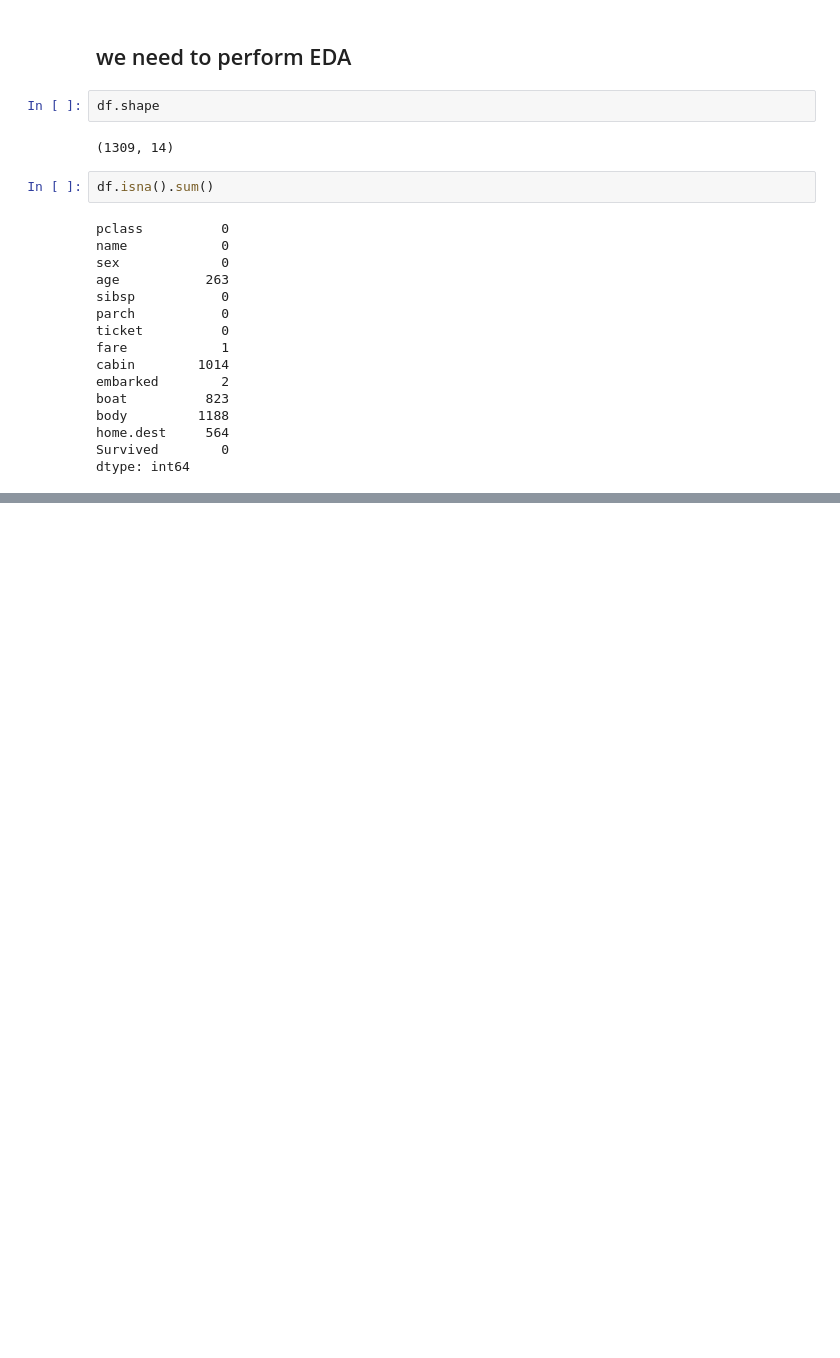
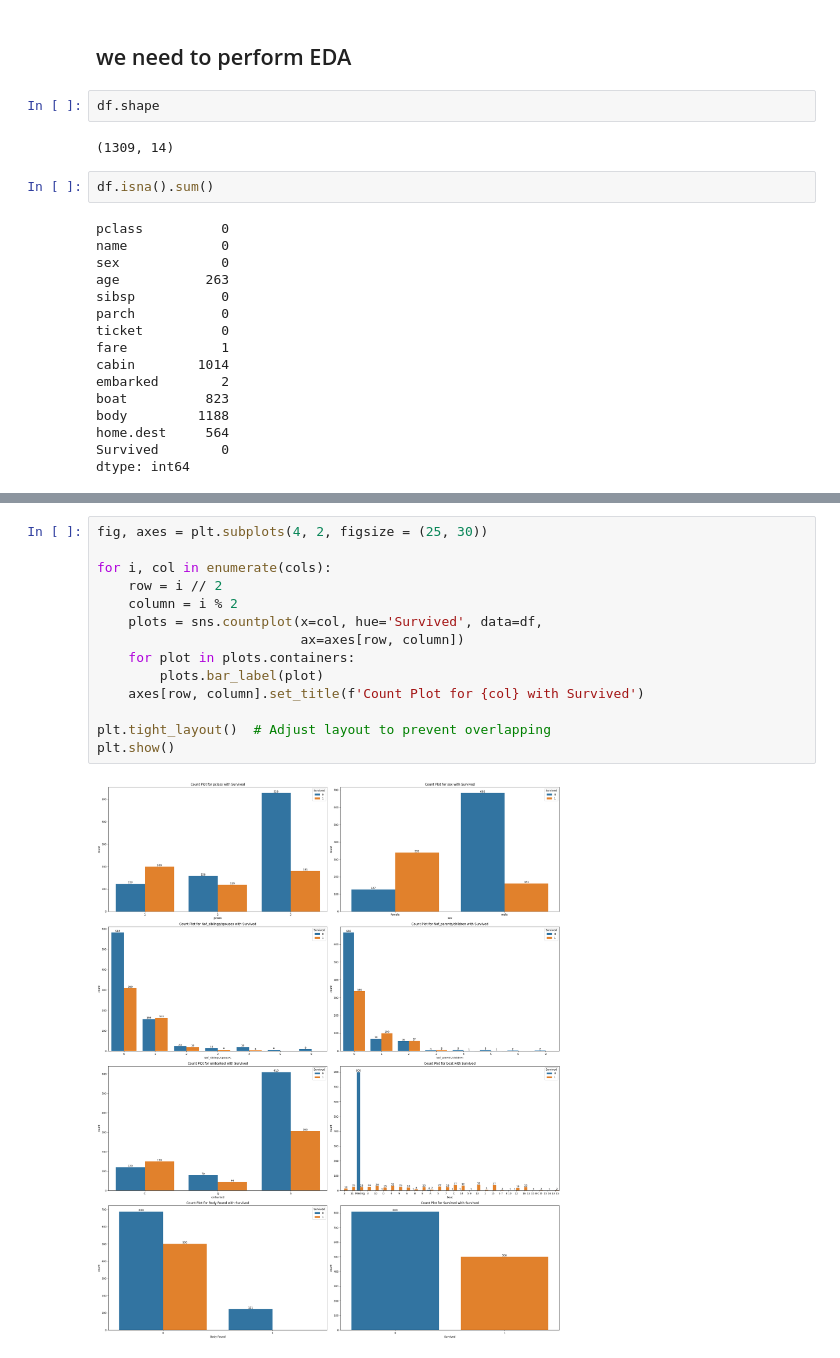
Before and after one commit to Galla-Karthikeya/Practice, a Jupyter notebook: Logistic Regression.ipynb, the cells around one changed output, grey strips where cells are left out. Drawn from its saved outputs; the diff is of its cells as text; blank space fills up the shorter version.

```diff
--- a/Logistic Regression.ipynb
+++ b/Logistic Regression.ipynb
@@ -105,0 +425,16 @@ we don't need of names because we can't predict the target based on names so we
+# %%
+fig, axes = plt.subplots(4, 2, figsize = (25, 30))
+
+for i, col in enumerate(cols):
+    row = i // 2
+    column = i % 2
+    plots = sns.countplot(x=col, hue='Survived', data=df,
+                          ax=axes[row, column])
+    for plot in plots.containers:
+        plots.bar_label(plot)
+    axes[row, column].set_title(f'Count Plot for {col} with Survived')
+
+plt.tight_layout()  # Adjust layout to prevent overlapping
+plt.show()
+# %% [output]
+[figure, added]
```
Also changed, not shown: parts of 65 cells of this notebook.
